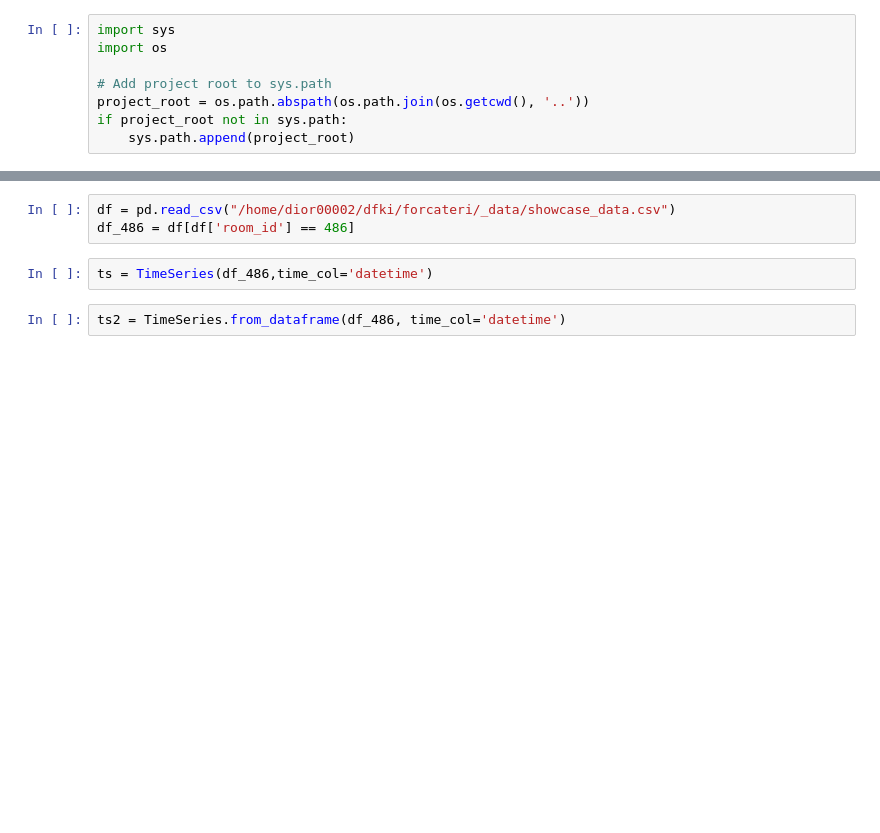
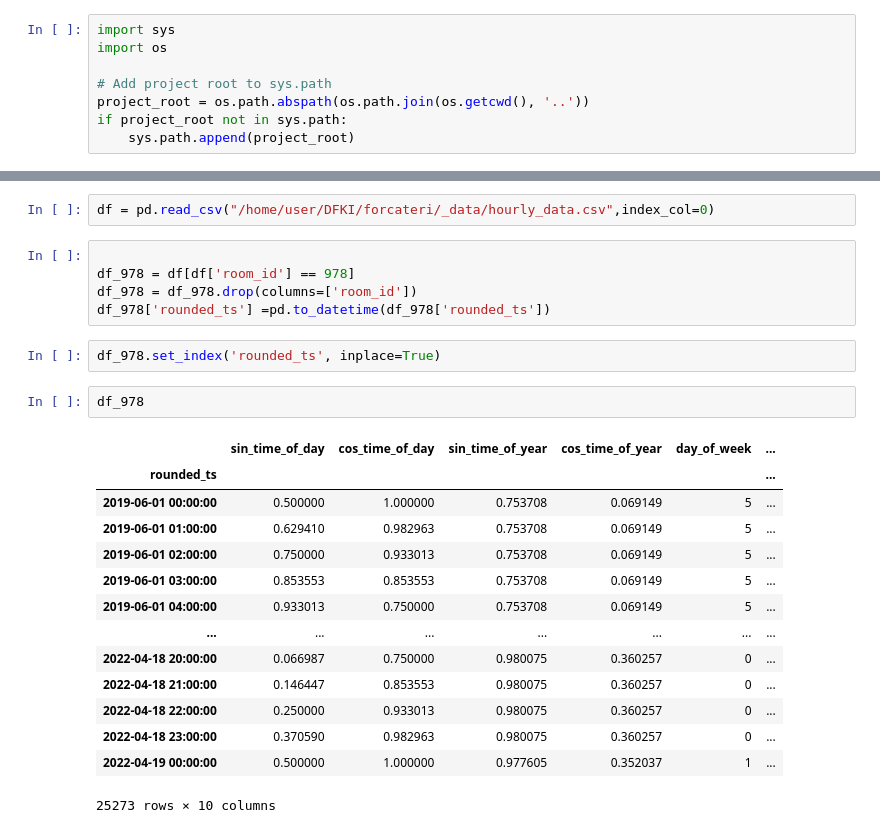
Before and after one commit to connected-intelligent-systems/forcateri, a Jupyter notebook: notebooks/ts_test.ipynb, the cells around one changed output, grey strips where cells are left out. Drawn from its saved outputs; the diff is of its cells as text; blank space fills up the shorter version.

```diff
--- a/notebooks/ts_test.ipynb
+++ b/notebooks/ts_test.ipynb
@@ -12,7 +39,26 @@ import pandas as pd
 # %%
-df = pd.read_csv("/home/dior00002/dfki/forcateri/_data/showcase_data.csv")
-df_486 = df[df['room_id'] == 486]
+df = pd.read_csv("/home/user/DFKI/forcateri/_data/hourly_data.csv",index_col=0)
-# %%
-ts = TimeSeries(df_486,time_col='datetime')
-# %%
-ts2 = TimeSeries.from_dataframe(df_486, time_col='datetime')
+# %%
+
+df_978 = df[df['room_id'] == 978]
+df_978 = df_978.drop(columns=['room_id'])
+df_978['rounded_ts'] =pd.to_datetime(df_978['rounded_ts'])
+# %%
+df_978.set_index('rounded_ts', inplace=True)
+# %%
+df_978
+# %% [output]
+|  | sin_time_of_day | cos_time_of_day | sin_time_of_year | cos_time_of_year | day_of_week | ... |
+| rounded_ts |  |  |  |  |  | ... |
+| 2019-06-01 00:00:00 | 0.500000 | 1.000000 | 0.753708 | 0.069149 | 5 | ... |
+| 2019-06-01 01:00:00 | 0.629410 | 0.982963 | 0.753708 | 0.069149 | 5 | ... |
+| 2019-06-01 02:00:00 | 0.750000 | 0.933013 | 0.753708 | 0.069149 | 5 | ... |
+| 2019-06-01 03:00:00 | 0.853553 | 0.853553 | 0.753708 | 0.069149 | 5 | ... |
+| 2019-06-01 04:00:00 | 0.933013 | 0.750000 | 0.753708 | 0.069149 | 5 | ... |
+| ... | ... | ... | ... | ... | ... | ... |
+| 2022-04-18 20:00:00 | 0.066987 | 0.750000 | 0.980075 | 0.360257 | 0 | ... |
+| 2022-04-18 21:00:00 | 0.146447 | 0.853553 | 0.980075 | 0.360257 | 0 | ... |
+| 2022-04-18 22:00:00 | 0.250000 | 0.933013 | 0.980075 | 0.360257 | 0 | ... |
+| 2022-04-18 23:00:00 | 0.370590 | 0.982963 | 0.980075 | 0.360257 | 0 | ... |
+| 2022-04-19 00:00:00 | 0.500000 | 1.000000 | 0.977605 | 0.352037 | 1 | ... |
+25273 rows × 10 columns
```
Also changed, not shown: parts of 18 cells of this notebook, 1 other file.
